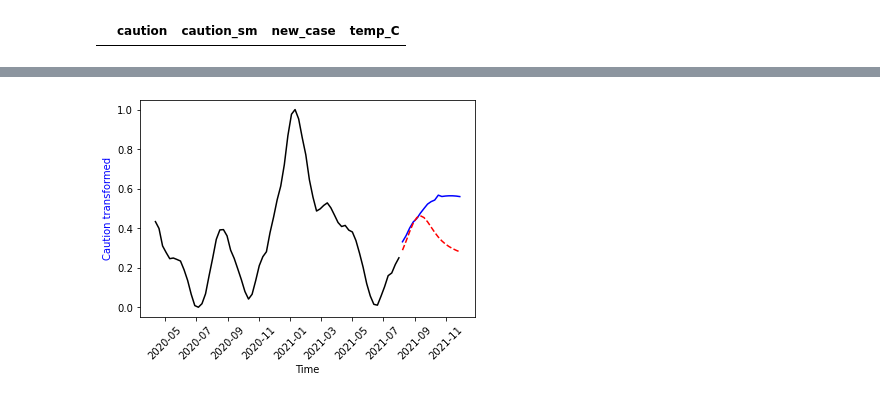
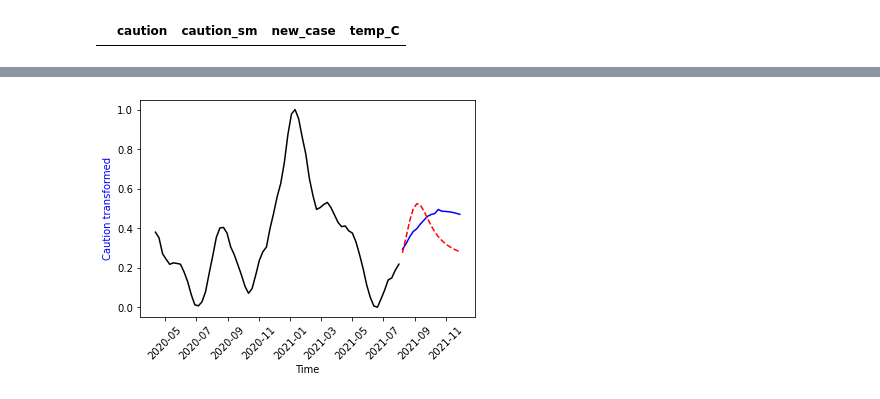
Before and after one commit to xpliu16/COVID_prediction, a Jupyter notebook: Time_series_prediction.ipynb, the cells around one changed output, grey strips where cells are left out. Drawn from its saved outputs; the diff is of its cells as text; code cells hidden in the pictures.

```diff
--- a/Time_series_prediction.ipynb
+++ b/Time_series_prediction.ipynb
@@ -162,6 +161,10 @@ fig.savefig('Caution_and_new_cases.png',
             dpi=100,
             bbox_inches='tight')
 
+# Subtract baseline "caution" from pre-pandemic and renormalize
+df_merged.caution = df_merged.caution-df_merged.caution['2020-01-26':'2020-02-16'].mean()
+df_merged.caution = (df_merged.caution-df_merged.caution.min())/(df_merged.caution.max()-df_merged.caution.min())
+
 # Skip initial period of pandemic
 df_during = df_merged['2020-04-10':]
 # Check for any embedded NaN's that need to be filled
@@ -778,14 +757,14 @@ Warnings:
 # %%
 fig,ax = plt.subplots()
 
 ax.plot(np.exp(train.log_caution)-epsilon,color='black')
 
 ax.plot(np.exp(test.log_caution)-epsilon,color='blue')
-ax.set_ylabel('Caution transformed',color='blue')
+ax.set_ylabel('Relative caution',color='blue')
 ax.set_xlabel('Time')
 plt.xticks(rotation=45)
 
 ax.plot(np.exp(fc.log_caution)-epsilon,color='red',linestyle='--')
 plt.show()
 # %% [output]
-[figure, old version]
+[figure, new version]
```
Also changed, not shown: parts of 53 cells of this notebook.
